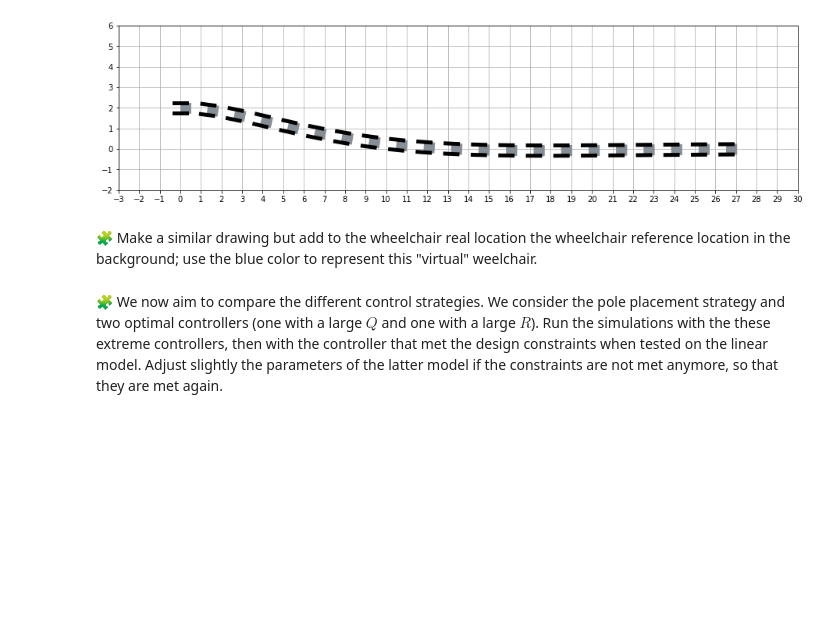
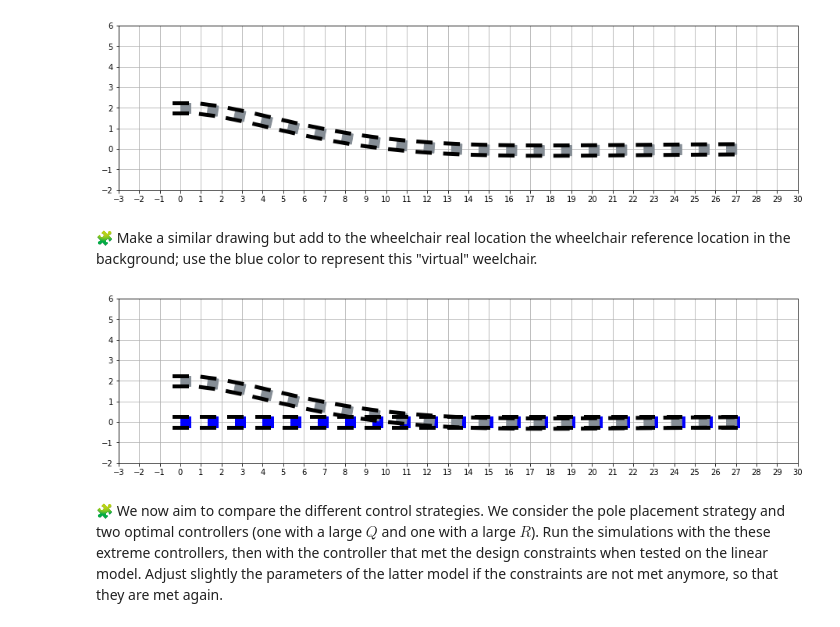
Before and after one commit to hassanAZAKAF/control-engineering-with-python-project-2022-2023, a Jupyter notebook: Project-3.ipynb, the cells around one changed output. Drawn from its saved outputs; the diff is of its cells as text; code cells hidden in the pictures; blank space fills up the shorter version.

```diff
--- a/Project-3.ipynb
+++ b/Project-3.ipynb
@@ -891,6 +874,47 @@ for x, y, theta in sol_t.T:
 [figure]
 # %% [markdown]
 🧩 Make a similar drawing but add to the wheelchair real location the wheelchair reference location in the background; use the blue color to represent this "virtual" weelchair.
+# %%
+def draw_wheelchair_origin(x, y, theta):
+    translation = array([[x], [y]])
+    rotation = array([
+        [cos(theta), -sin(theta)],
+        [sin(theta),  cos(theta)]
+    ])
+
+    # Seat
+    corners = [[0, -L/2], [L, -L/2], [L, +L/2], [0, L/2]]
+    corners += [corners[0]]
+    corners = array(corners).T
+    corners = rotation @ corners + translation
+    xc = corners[0]
+    yc = corners[1]
+    fill(xc, yc, color="blue", zorder=10)
+
+    # Fixed Wheels
+    wheel_left_xy_start = rotation @ [[-Rw], [-L/2]] + translation
+    wheel_left_xy_end = rotation @ [[Rw], [-L/2]] + translation
+    plot([wheel_left_xy_start[0], wheel_left_xy_end[0]], [wheel_left_xy_start[1], wheel_left_xy_end[1]], color="black",linewidth=5, zorder=20)
+
+    wheel_right_xy_start = rotation @ [[-Rw], [+L/2]] + translation
+    wheel_right_xy_end = rotation @ [[Rw], [L/2]] + translation
+    plot([wheel_right_xy_start[0], wheel_right_xy_end[0]], [wheel_right_xy_start[1], wheel_right_xy_end[1]], color="black", linewidth=5, zorder=20)
+
+step = 1
+t = arange(0,tf+step,step)
+sol_t = r["sol"](t)
+draw_arena(-3, 30, -2, 6)
+X_r = [v*time for time in t]
+Y_r = [0]*len(t)
+Theta_r = Y_r
+for x_r in X_r:
+    for y_r in Y_r:
+        for theta_r in Theta_r:
+            draw_wheelchair_origin(x_r, y_r, theta_r)
+for x, y, theta in sol_t.T:
+        draw_wheelchair(x, y, theta)
+# %% [output]
+[figure, added]
 # %% [markdown]
 🧩 We now aim to compare the different control strategies. We consider the pole placement strategy and two optimal controllers (one with a large $Q$ and one with a large $R$). Run the simulations with the these extreme controllers, then with the controller that met the design constraints when tested on the linear model. Adjust slightly the parameters of the latter model if the constraints are not met anymore, so that they are met again.
 # %%
```
Also changed, not shown: parts of 3 cells of this notebook.
